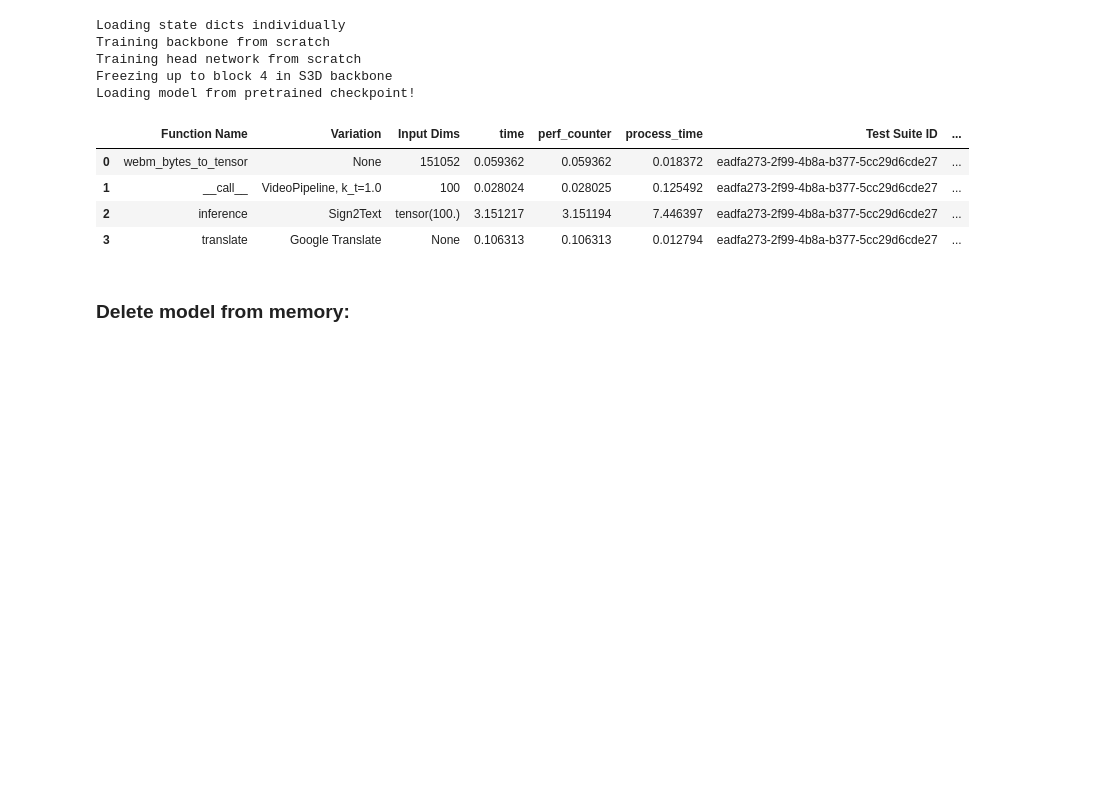
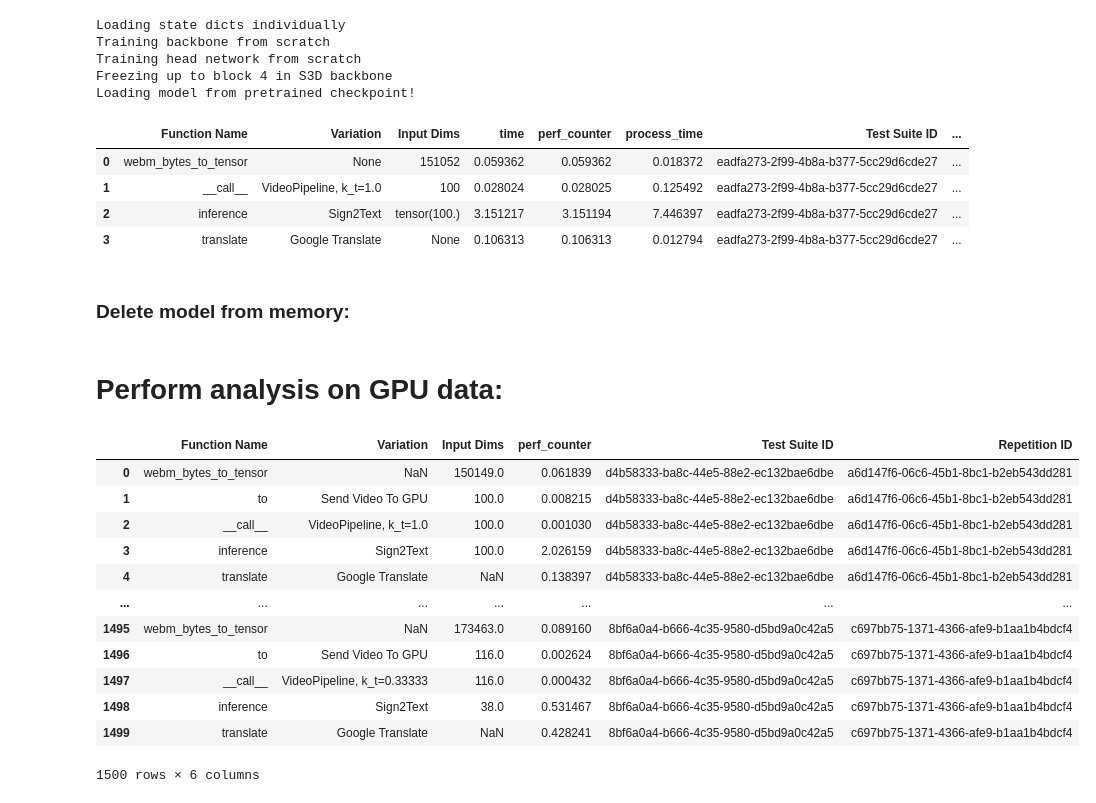
Before and after one commit to SignLanguage2Speech/SLTServer, a Jupyter notebook: perf_analysis_experiments_gpu.ipynb, the cells around one changed output. Cells and saved outputs as stored; diff of their text form; code cells hidden in the pictures; blank space fills up the shorter version.

```diff
--- a/perf_analysis_experiments_gpu.ipynb
+++ b/perf_analysis_experiments_gpu.ipynb
@@ -160,3 +168,5 @@ LOG.reset_perf_metrics()
 # %%
 # get the model out of memory :D
 del slt_model
+# %% [markdown]
+# Perform analysis on GPU data:
@@ -162,0 +175,19 @@ del slt_model
+# %%
+LOG.perf_metrics.drop("Unnamed: 0", axis=1, inplace=True)
+LOG.perf_metrics.drop("time", axis=1, inplace=True)
+LOG.perf_metrics.drop("process_time", axis=1, inplace=True)
+LOG.perf_metrics
+# %% [output]
+|  | Function Name | Variation | Input Dims | perf_counter | Test Suite ID | Repetition ID |
+| 0 | webm_bytes_to_tensor | NaN | 150149.0 | 0.061839 | d4b58333-ba8c-44e5-88e2-ec132bae6dbe | a6d147f6-06c6-45b1-8bc1-b2eb543dd281 |
+| 1 | to | Send Video To GPU | 100.0 | 0.008215 | d4b58333-ba8c-44e5-88e2-ec132bae6dbe | a6d147f6-06c6-45b1-8bc1-b2eb543dd281 |
+| 2 | __call__ | VideoPipeline, k_t=1.0 | 100.0 | 0.001030 | d4b58333-ba8c-44e5-88e2-ec132bae6dbe | a6d147f6-06c6-45b1-8bc1-b2eb543dd281 |
+| 3 | inference | Sign2Text | 100.0 | 2.026159 | d4b58333-ba8c-44e5-88e2-ec132bae6dbe | a6d147f6-06c6-45b1-8bc1-b2eb543dd281 |
+| 4 | translate | Google Translate | NaN | 0.138397 | d4b58333-ba8c-44e5-88e2-ec132bae6dbe | a6d147f6-06c6-45b1-8bc1-b2eb543dd281 |
+| ... | ... | ... | ... | ... | ... | ... |
+| 1495 | webm_bytes_to_tensor | NaN | 173463.0 | 0.089160 | 8bf6a0a4-b666-4c35-9580-d5bd9a0c42a5 | c697bb75-1371-4366-afe9-b1aa1b4bdcf4 |
+| 1496 | to | Send Video To GPU | 116.0 | 0.002624 | 8bf6a0a4-b666-4c35-9580-d5bd9a0c42a5 | c697bb75-1371-4366-afe9-b1aa1b4bdcf4 |
+| 1497 | __call__ | VideoPipeline, k_t=0.33333 | 116.0 | 0.000432 | 8bf6a0a4-b666-4c35-9580-d5bd9a0c42a5 | c697bb75-1371-4366-afe9-b1aa1b4bdcf4 |
+| 1498 | inference | Sign2Text | 38.0 | 0.531467 | 8bf6a0a4-b666-4c35-9580-d5bd9a0c42a5 | c697bb75-1371-4366-afe9-b1aa1b4bdcf4 |
+| 1499 | translate | Google Translate | NaN | 0.428241 | 8bf6a0a4-b666-4c35-9580-d5bd9a0c42a5 | c697bb75-1371-4366-afe9-b1aa1b4bdcf4 |
+1500 rows × 6 columns
```
Also changed, not shown: parts of 9 cells of this notebook, 4 other files.
